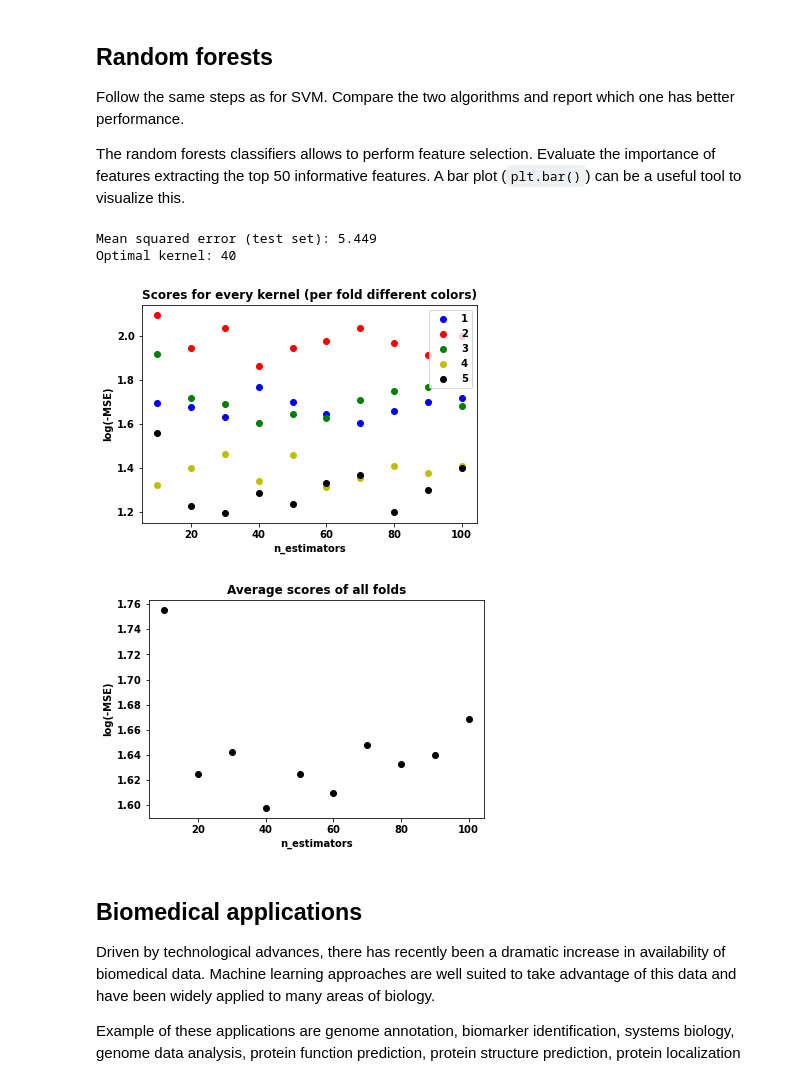
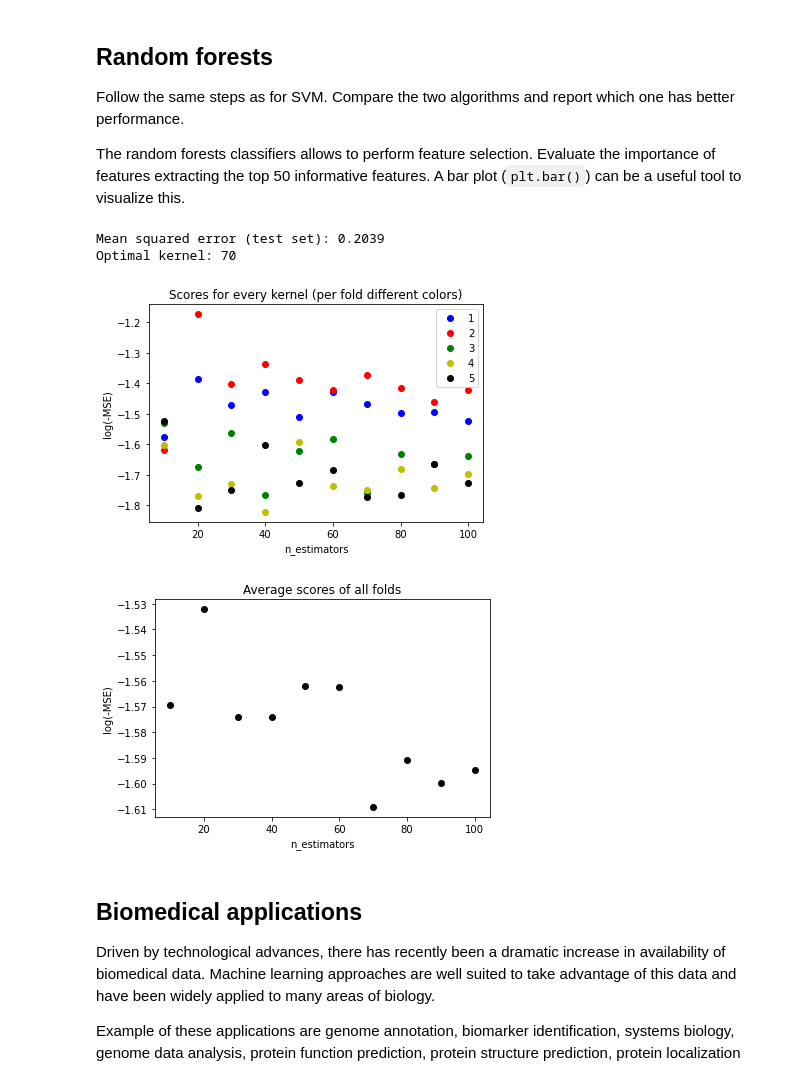
Before and after one commit to VincentV0/8dm50-machine-learning, a Jupyter notebook: practicals/week_6.ipynb, the cells around one changed output. Drawn from its saved outputs; the diff is of its cells as text; code cells hidden in the pictures.

```diff
--- a/practicals/week_6.ipynb
+++ b/practicals/week_6.ipynb
@@ -364,0 +334,15 @@ The classification also shows a 'macro' average, which is the arithmetic mean: $
+# %%
+tp, fn, fp, tn = 0,0,0,0
+
+for i in range(len(y_pred)):
+    #print(f'({i}) True: {y_test[i]} | Predicted: {y_pred[i]}')
+    if y_pred[i] == 0 and y_test[i] == 0:
+        tn += 1
+    if y_pred[i] == 1 and y_test[i] == 0:
+        fp += 1
+    if y_pred[i] == 0 and y_test[i] == 1:
+        fn += 1
+    if y_pred[i] == 1 and y_test[i] == 1:
+        tp += 1
+
+print(tn, fp, fn, tp)
@@ -450,37 +455,41 @@ def do_gridsearch(X_train, y_train, X_test, y_test, estim, crossvals=5, plot=Tru
         plt.ylabel('log(-MSE)')
         plt.legend(list(range(1,crossvals+1)))
 
         # Plot average MSE scores
         plt.figure()
         #plt.errorbar(np.log(params['lasso__alpha']), np.log(-gridsearch.cv_results_[f'mean_test_score']), np.log(gridsearch.cv_results_[f'std_test_score']), linestyle='None', marker='.',markersize=12)
         plt.plot(params['forest__n_estimators'], np.log(-gridsearch.cv_results_[f'mean_test_score']), 'k.', markersize=12)
         plt.title('Average scores of all folds')
         plt.xlabel('n_estimators')
         plt.ylabel('log(-MSE)');
     return gridsearch
 
 # Load data from CSV-files
 gene_expression = pd.read_csv("./data/RNA_expression_curated.csv", sep=',', header=0, index_col=0)
 drug_response = pd.read_csv("./data/drug_response_curated.csv", sep=',', header=0, index_col=0)
 
+# Compute the z score and set all negative values to '0' ('sensitive')
+# set all positive values to '1' ('resistant')
+drug_response = ((drug_response - drug_response.mean()) / drug_response.std() > 0).astype(int)
+
 # Split data into training and test set
 X_train, X_test, y_train, y_test = train_test_split(gene_expression, drug_response)
 X_train, X_test, y_train, y_test = X_train.to_numpy(), X_test.to_numpy(), y_train.to_numpy(), y_test.to_numpy()
 y_train, y_test = y_train.ravel(), y_test.ravel()
 
 
 # Define value range for hyperparams (optimal value to be found using Grid Search)
 n_estimators_l = np.linspace(10,100,10).astype(int)
 
 # Find optimal value for svm kernel using Grid Search
 grids = do_gridsearch(X_train, y_train, X_test, y_test, n_estimators_l, 5)
 alphamin = grids.best_params_['forest__n_estimators']
 print(f"Optimal kernel: {alphamin}")
 # %% [output]
-Mean squared error (test set): 5.449
-Optimal kernel: 40
+Mean squared error (test set): 0.2039
+Optimal kernel: 70
-[figure, old version]
+[figure, new version]
-[figure, old version]
+[figure, new version]
 # %% [markdown]
 ## Biomedical applications
 
```
Also changed, not shown: parts of 9 cells of this notebook.
